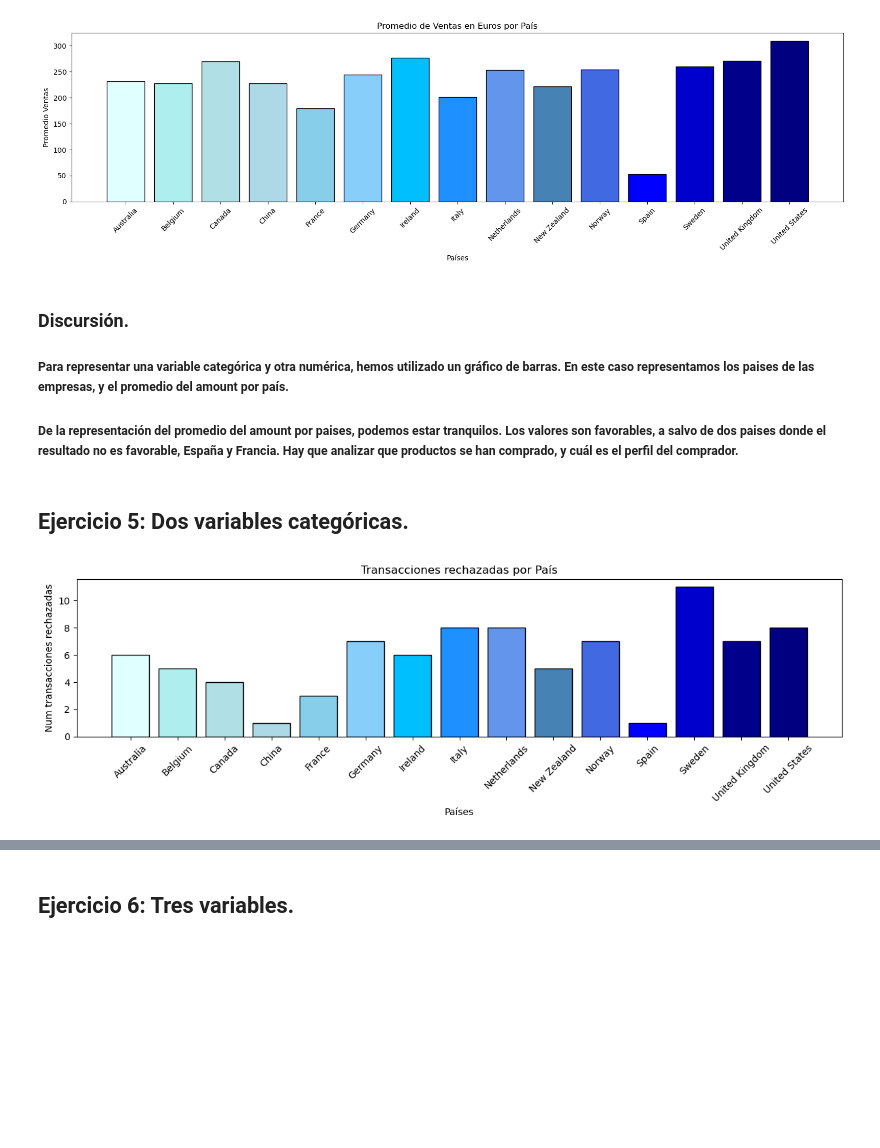
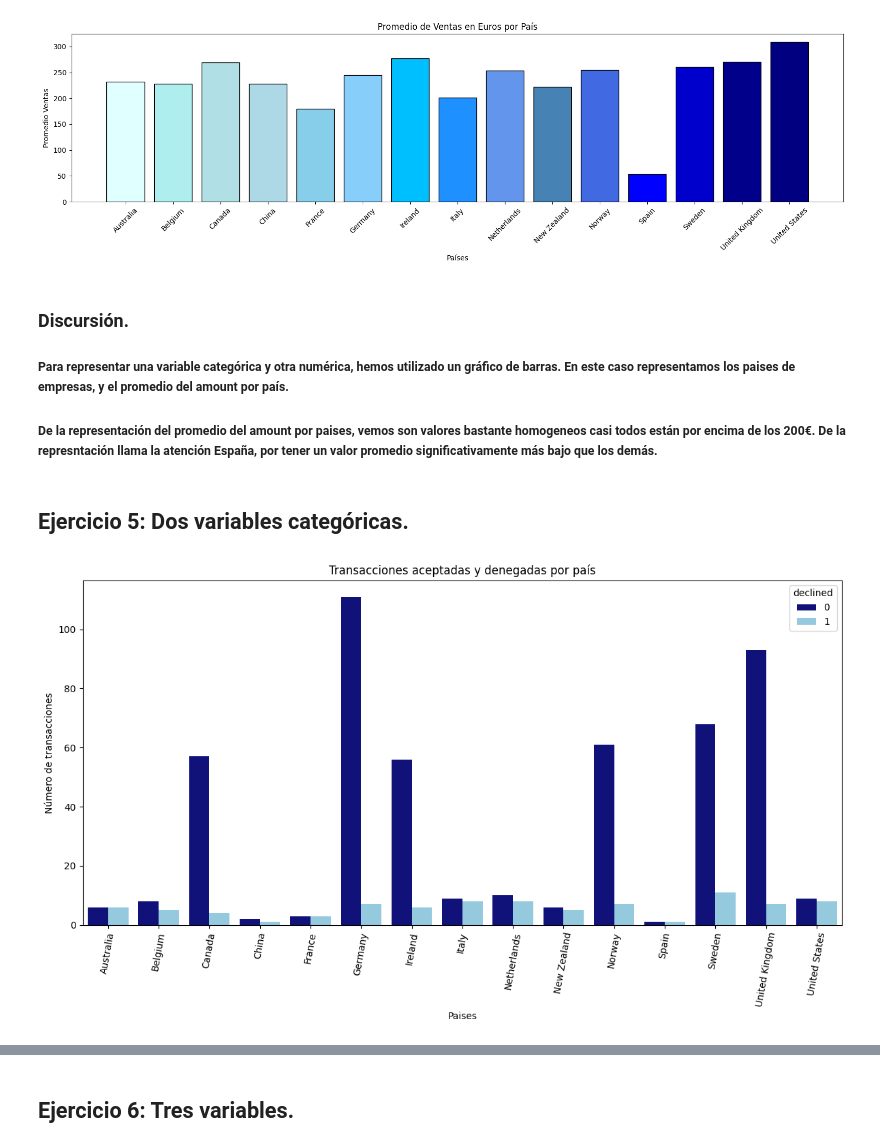
Before and after one commit to MCostal/Sprint8_1, a Jupyter notebook: Sprint8_1_entrega.ipynb, the cells around one changed output, grey strips where cells are left out. Saved outputs shown, nothing was run; the diff lists cells and outputs as text; code cells hidden in the pictures; blank space fills up the shorter version.

Commit message:
actualización de los gráficos

```diff
--- a/Sprint8_1_entrega.ipynb
+++ b/Sprint8_1_entrega.ipynb
@@ -161,43 +136,32 @@ plt.show()
 # %% [markdown]
 ### Discursión.
 
-##### Para representar una variable categórica y otra numérica, hemos utilizado un gráfico de barras. En este caso representamos los paises de las empresas, y el promedio del amount por país.
-##### De la representación del promedio del amount por paises, podemos estar tranquilos. Los valores son favorables, a salvo de dos paises donde el resultado no es favorable, España y Francia. Hay que analizar que productos se han comprado, y cuál es el perfil del comprador.
+##### Para representar una variable categórica y otra numérica, hemos utilizado un gráfico de barras. En este caso representamos los paises de empresas, y el promedio del amount por país.
+##### De la representación del promedio del amount por paises, vemos son valores bastante homogeneos casi todos están por encima de los 200€. De la represntación llama la atención España, por tener un valor promedio significativamente más bajo que los demás.
 # %% [markdown]
 ## Ejercicio 5: Dos variables categóricas.
 # %%
-import numpy as np
-import pandas as pd
-import matplotlib.pyplot as plt
-
 # Selección de datos
 declined = 'SELECT * FROM transactions;'
 pais = 'SELECT * FROM companies;'
 df_declined = pd.read_sql(declined, operaciones)
 df_pais = pd.read_sql(pais, operaciones)
 df_declined = df_declined.rename(columns={"bussiness_id": "company_id"})
 df_pais_declined = pd.merge(df_pais, df_declined, on = 'company_id')
 df_pais_declined = df_pais_declined.sort_values('country', ascending=True)
-df_pais_declined = df_pais_declined[df_pais_declined['declined'] == 1]
-df_final = df_pais_declined[['country', 'declined']].dropna()
-df_final_agrupa5 = df_final.groupby('country', as_index=False)['declined'].count()
-colores4 = ["#E0FFFF", "#AFEEEE", "#B0E0E6", "#ADD8E6", "#87CEEB",
-            "#87CEFA", "#00BFFF", "#1E90FF", "#6495ED", "#4682B4",
-            "#4169E1", "#0000FF", "#0000CD", "#00008B", "#000080"]
+df_pais_declined['declined'] = df_pais_declined['declined'].astype(str)
+colores = ["#00008B", "#87CEEB"]
 
-plt.figure(figsize = (12,4))
-plt.bar(df_final_agrupa5['country'],
-        df_final_agrupa5['declined'],
-        color= colores4, edgecolor='black')
-plt.xlabel('Países')
-plt.ylabel('Num transacciones rechazadas')
-plt.title('Transacciones rechazadas por País')
-plt.xticks(rotation=45)  # Rotar las etiquetas del eje X si es necesario
+plt.figure(figsize = (12,7))
+sns.countplot(data=df_pais_declined, x='country',  hue='declined', palette = colores)
+plt.xlabel('Paises')
+plt.ylabel('Número de transacciones')
+plt.title('Transacciones aceptadas y denegadas por país')
+plt.xticks(rotation=80)  # Rotar las etiquetas del eje X si es necesario
 plt.tight_layout()  # Ajustar el layout para que las etiquetas no se corten
-plt.savefig('Nivel1_ejercicio4.jpeg')
 plt.show()
 # %% [output]
-[figure, old version]
+[figure, new version]
 # %% [markdown]
 ### Discursión.
 
```
Also changed, not shown: parts of 23 cells of this notebook.
